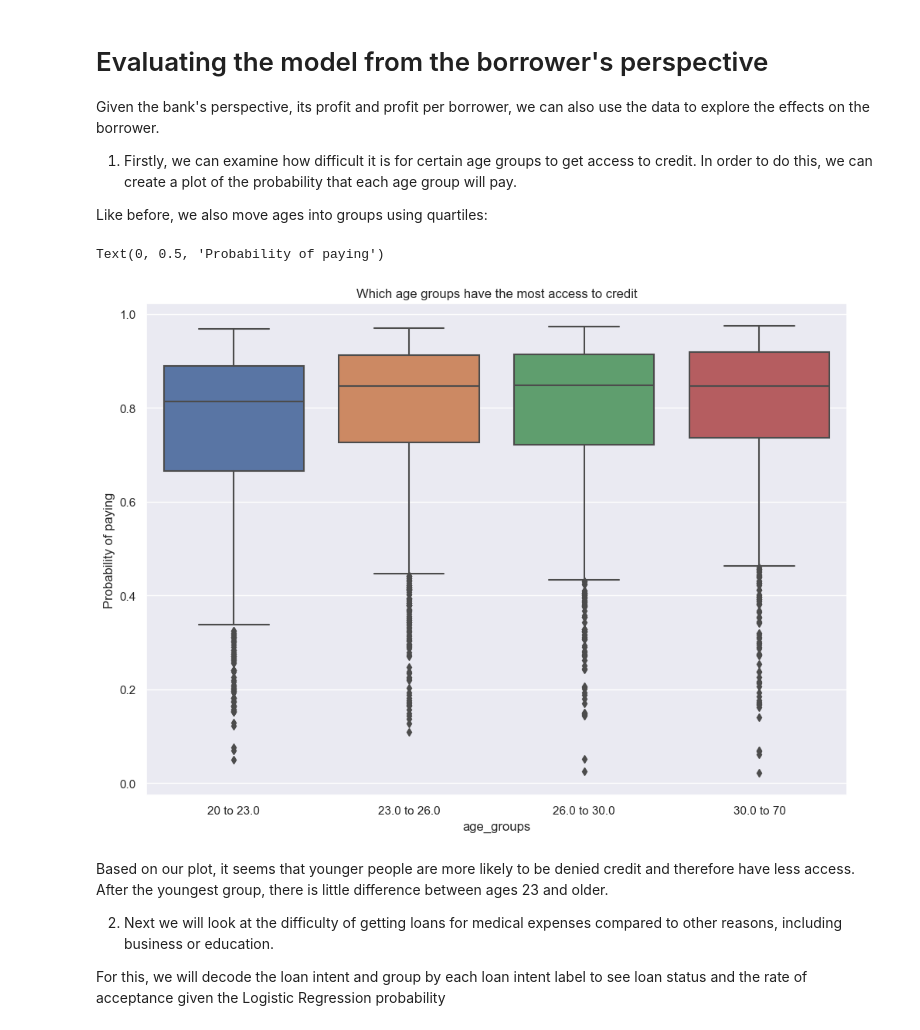
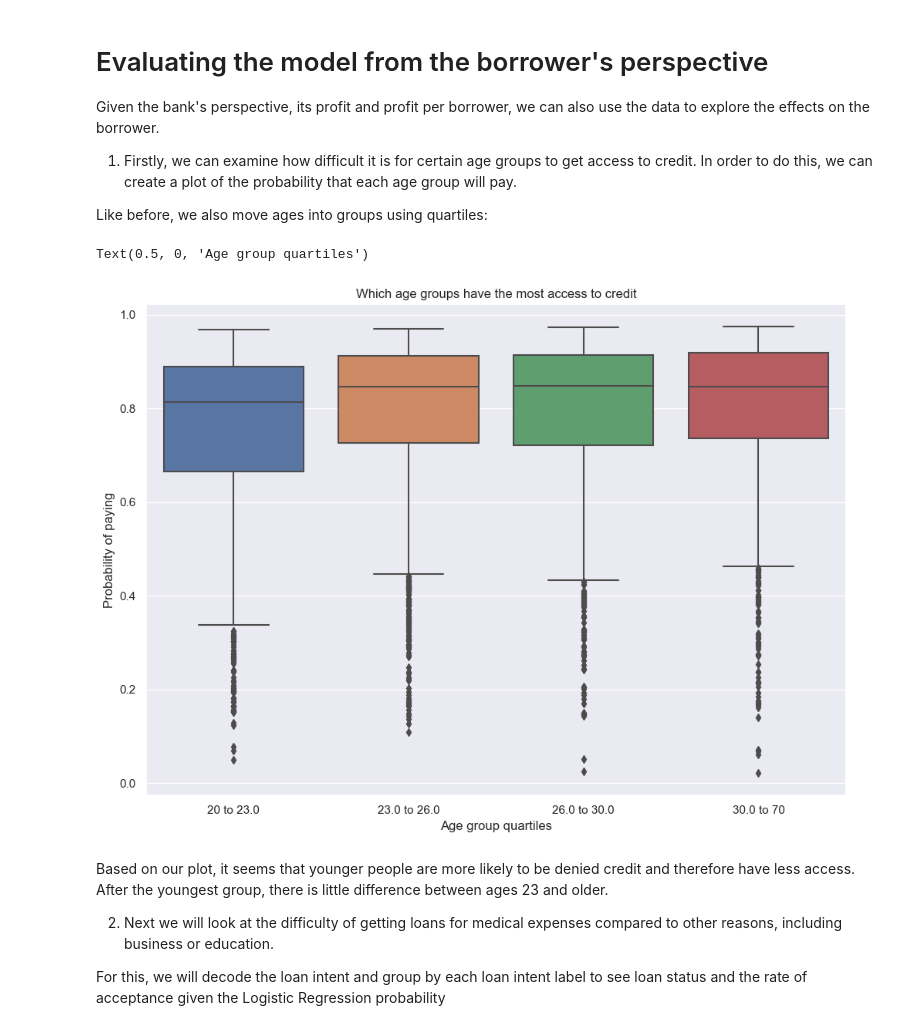
Before and after one commit to jakerobg/jakerobg.github.io, a Jupyter notebook: posts/optimal-decision-making/index.ipynb, the cells around one changed output. Saved outputs shown, nothing was run; the diff lists cells and outputs as text; code cells hidden in the pictures.

```diff
--- a/posts/optimal-decision-making/index.ipynb
+++ b/posts/optimal-decision-making/index.ipynb
@@ -329,22 +338,23 @@ Like before, we also move ages into groups using quartiles:
 # %%
 # group individuals into quartiles by age
 quartiles = df_test['person_age'].quantile([0.25, 0.5, 0.75])
 
 q1 = f"{df_test['person_age'].min()} to {quartiles[0.25]}"
 q2 = f"{quartiles[0.25]} to {quartiles[0.50]}"
 q3 = f"{quartiles[0.50]} to {quartiles[0.75]}"
 q4 = f"{quartiles[0.75]} to {df_test['person_age'].max()}"
 
 # separate individuals into quartiles
 df_test['age_groups'] = pd.qcut(df_test['person_age'], q = [0, 0.25, 0.5, 0.75, 1], labels = [q1, q2, q3, q4])
 
 # plot
 sns.boxplot(x=df_test['age_groups'], y=df_test['proba_pay'])
 plt.title('Which age groups have the most access to credit')
 plt.ylabel('Probability of paying')
+plt.xlabel('Age group quartiles')
 # %% [output]
-Text(0, 0.5, 'Probability of paying')
+Text(0.5, 0, 'Age group quartiles')
-[figure, old version]
+[figure, new version]
 # %% [markdown]
 Based on our plot, it seems that younger people are more likely to be denied credit and therefore have less access. After the youngest group, there is little difference between ages 23 and older.
 
```
Also changed, not shown: parts of 6 cells of this notebook, 22 other files.
